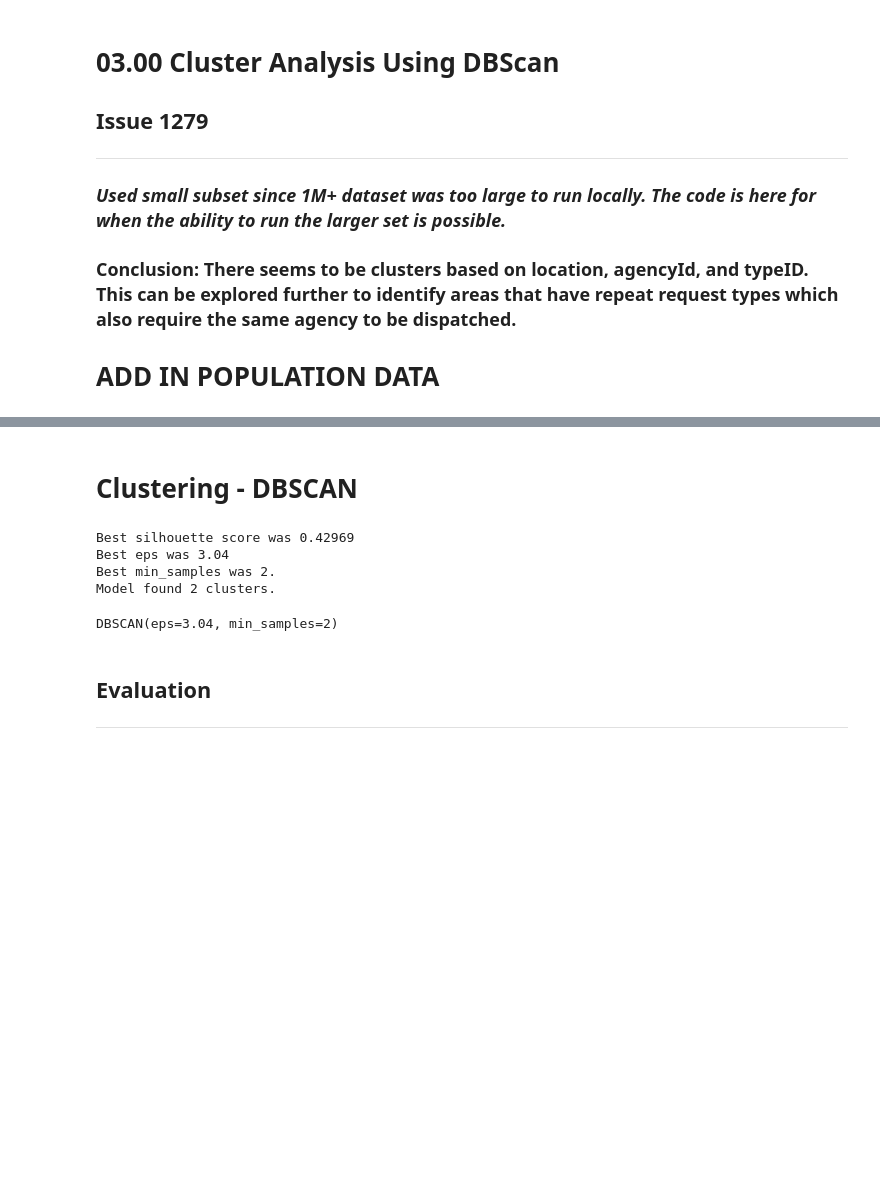
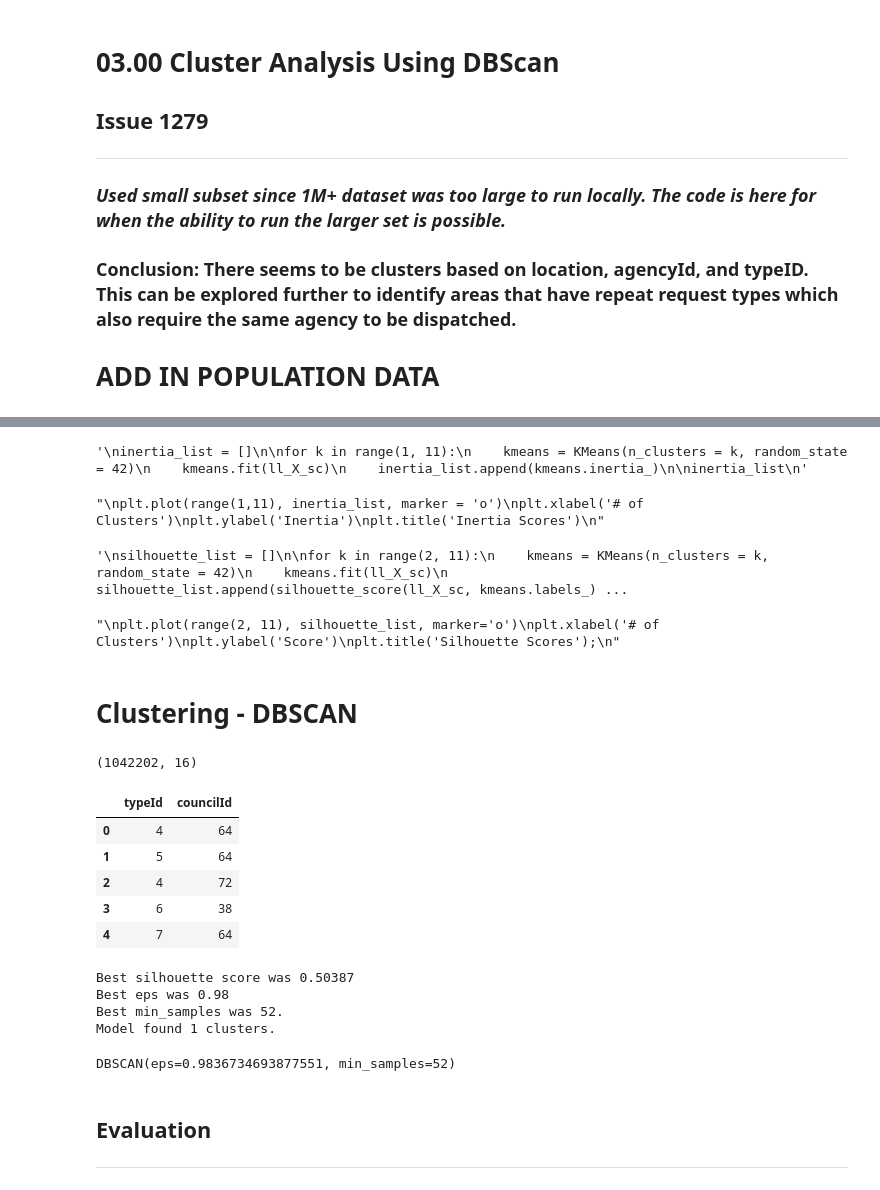
Before and after one commit to ajmachado42/Hack-for-LA-311-Data, a Jupyter notebook: I-1279/03_00_clustering.ipynb, the cells around one changed output, grey strips where cells are left out. Drawn from its saved outputs; the diff is of its cells as text; code cells hidden in the pictures; blank space fills up the shorter version.

```diff
--- a/I-1279/03_00_clustering.ipynb
+++ b/I-1279/03_00_clustering.ipynb
@@ -30,8 +34,3 @@ df.head()
 | 2 | 8610575 | 2021-10-01 00:03:11 | 2021-10-13 12:31:58 | 4 | Bulky Items | 4539 N VISTA DEL MONTE AVE, 91403 | 34.154158 | -118.450025 | 3 | ... |
 | 3 | 8612855 | 2021-10-01 00:04:14 | 2021-10-05 14:25:02 | 6 | Illegal Dumping | 918 W COLLEGE ST, 90012 | 34.066466 | -118.245113 | 3 | ... |
 | 4 | 8610587 | 2021-10-01 00:05:25 | 2021-10-08 14:16:32 | 7 | Metal/Appliances | 11614 N HERRICK AVE, 91340 | 34.281312 | -118.425453 | 3 | ... |
-# %%
-df = df[['typeId', 'latitude', 'longitude', 'agencyId', 'sourceId', 'councilId']]
-#df = df[['typeId', 'councilId']]
-print(df.shape)
-df.head()
@@ -46,5 +62,64 @@ df.head()
+# %%
+# Look for best Inertia
+'''
+inertia_list = []
+
+for k in range(1, 11):
+    kmeans = KMeans(n_clusters = k, random_state = 42)
+    kmeans.fit(ll_X_sc)
+    inertia_list.append(kmeans.inertia_)
+
+inertia_list
+'''
+# %% [output]
+'\ninertia_list = []\n\nfor k in range(1, 11):\n    kmeans = KMeans(n_clusters = k, random_state = 42)\n    kmeans.fit(ll_X_sc)\n    inertia_list.append(kmeans.inertia_)\n\ninertia_list\n'
+# %%
+'''
+plt.plot(range(1,11), inertia_list, marker = 'o')
+plt.xlabel('# of Clusters')
+plt.ylabel('Inertia')
+plt.title('Inertia Scores')
+'''
+# %% [output]
+"\nplt.plot(range(1,11), inertia_list, marker = 'o')\nplt.xlabel('# of Clusters')\nplt.ylabel('Inertia')\nplt.title('Inertia Scores')\n"
+# %%
+# Look for best silhouette
+'''
+silhouette_list = []
+
+for k in range(2, 11):
+    kmeans = KMeans(n_clusters = k, random_state = 42)
+    kmeans.fit(ll_X_sc)
+    silhouette_list.append(silhouette_score(ll_X_sc, kmeans.labels_))
+
+silhouette_list
+'''
+# %% [output]
+'\nsilhouette_list = []\n\nfor k in range(2, 11):\n    kmeans = KMeans(n_clusters = k, random_state = 42)\n    kmeans.fit(ll_X_sc)\n    silhouette_list.append(silhouette_score(ll_X_sc, kmeans.labels_) ...
+# %%
+'''
+plt.plot(range(2, 11), silhouette_list, marker='o')
+plt.xlabel('# of Clusters')
+plt.ylabel('Score')
+plt.title('Silhouette Scores');
+'''
+# %% [output]
+"\nplt.plot(range(2, 11), silhouette_list, marker='o')\nplt.xlabel('# of Clusters')\nplt.ylabel('Score')\nplt.title('Silhouette Scores');\n"
 # %% [markdown]
 # Clustering - DBSCAN
+# %%
+# X = df[['typeId', 'latitude', 'longitude', 'agencyId', 'sourceId', 'councilId']]
+X = df[['typeId', 'councilId']]
+print(df.shape)
+X.head()
+# %% [output]
+(1042202, 16)
+|  | typeId | councilId |
+| 0 | 4 | 64 |
+| 1 | 5 | 64 |
+| 2 | 4 | 72 |
+| 3 | 6 | 38 |
+| 4 | 7 | 64 |
 # %%
 # smaller dataset for processing
 # df_test = df.sample(frac = .01, random_state = 42)
@@ -79,10 +154,10 @@ def find_best_silhouette(X):
 # %%
-find_best_silhouette(df_test)
+best_eps, best_min_samples = find_best_silhouette(X_test)
 # %% [output]
-Best silhouette score was 0.42969
-Best eps was 3.04
-Best min_samples was 2.
-Model found 2 clusters.
+Best silhouette score was 0.50387
+Best eps was 0.98
+Best min_samples was 52.
+Model found 1 clusters.
 # %%
 # Scale dataframe
 ss = StandardScaler()
@@ -90,9 +165,9 @@ X_sc = ss.fit_transform(df_test)
 # %%
 # Fit DBSCAN with best parameters
-dbscan = DBSCAN(eps = 3.04, min_samples = 2)
+dbscan = DBSCAN(eps = best_eps, min_samples = best_min_samples)
 dbscan.fit(X_sc)
 # %% [output]
-DBSCAN(eps=3.04, min_samples=2)
+DBSCAN(eps=0.9836734693877551, min_samples=52)
 # %% [markdown]
 ## Evaluation
 ---
```
Also changed, not shown: parts of 13 cells of this notebook, 2 other files.
